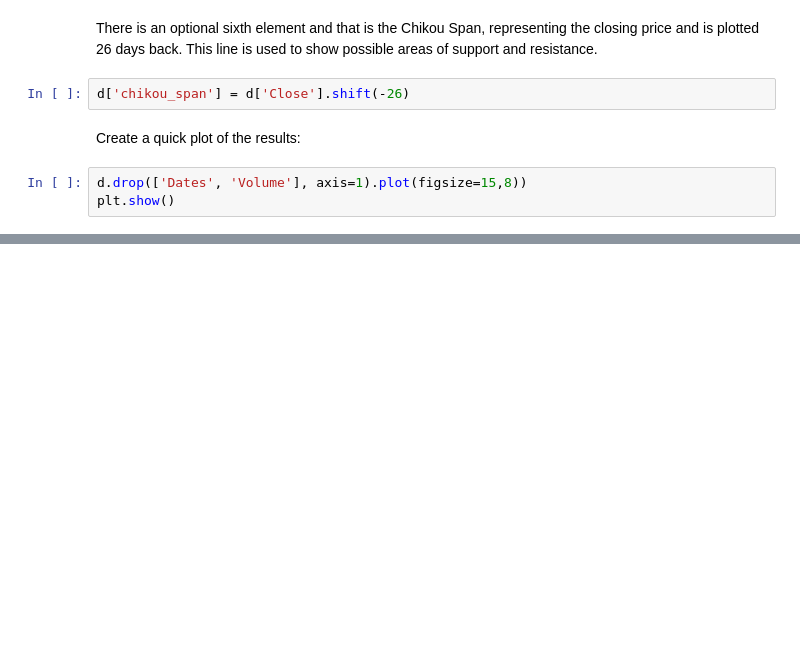
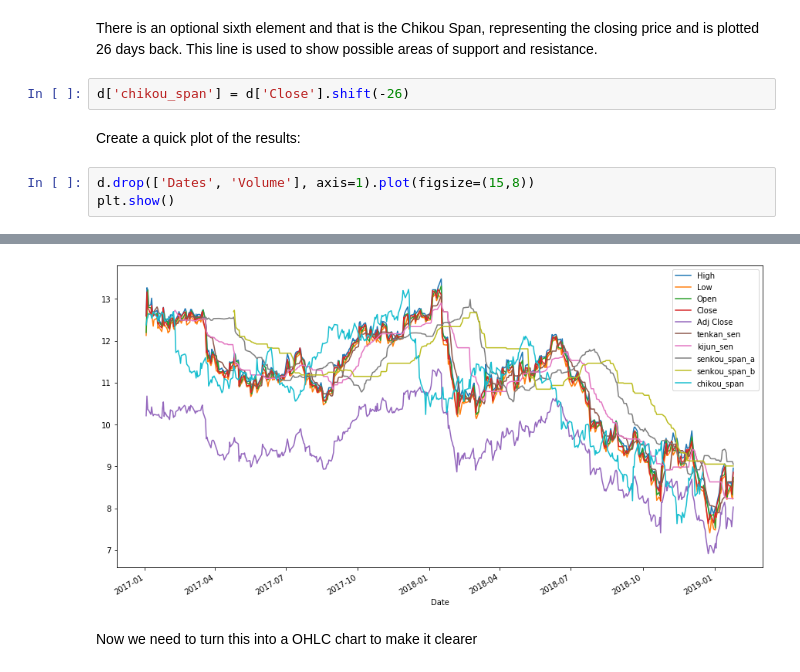
Before and after one commit to binary-riviera/Finance-Models, a Jupyter notebook: ichimoku_example.ipynb, the cells around one changed output, grey strips where cells are left out. Saved outputs shown, nothing was run; the diff lists cells and outputs as text; blank space fills up the shorter version.

```diff
--- a/ichimoku_example.ipynb
+++ b/ichimoku_example.ipynb
@@ -53,6 +53,6 @@ d['chikou_span'] = d['Close'].shift(-26)
 # %% [markdown]
 Create a quick plot of the results:
 # %%
-d.drop(['Dates', 'Volume'], axis=1).plot(figsize=15,8))
+d.drop(['Dates', 'Volume'], axis=1).plot(figsize=(15,8))
 plt.show()
 # %% [output]
@@ -59,0 +59,3 @@ SyntaxError: invalid syntax (<ipython-input-17-79d9ea0e0551>, line 1)
+[figure, added]
+# %% [markdown]
+Now we need to turn this into a OHLC chart to make it clearer
```
Also changed, not shown: parts of 6 cells of this notebook.
